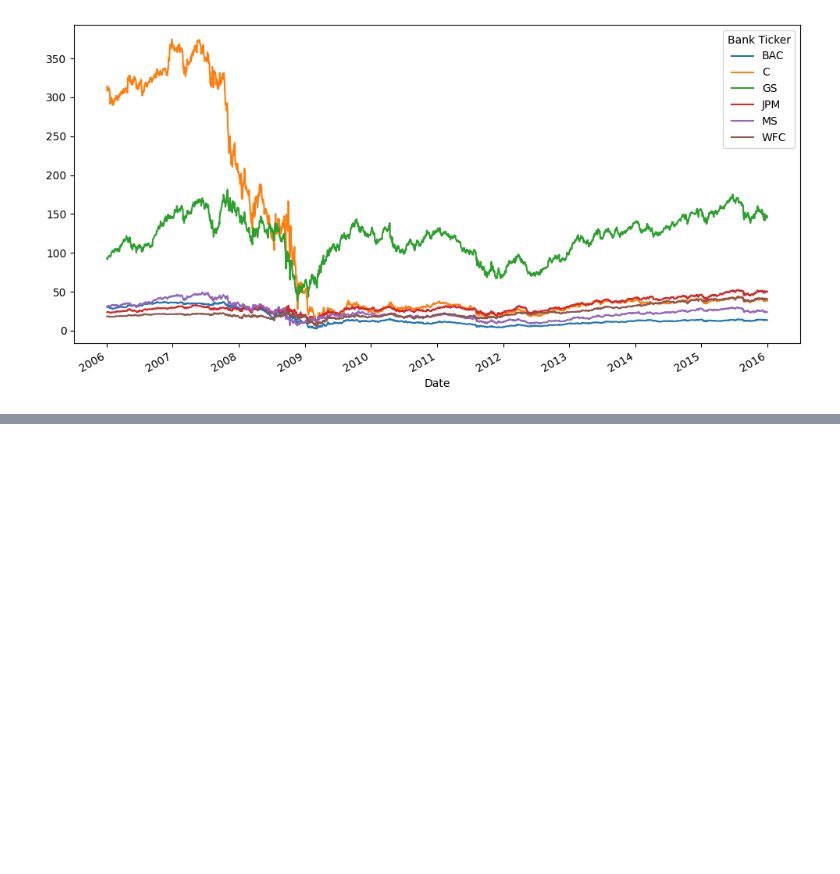
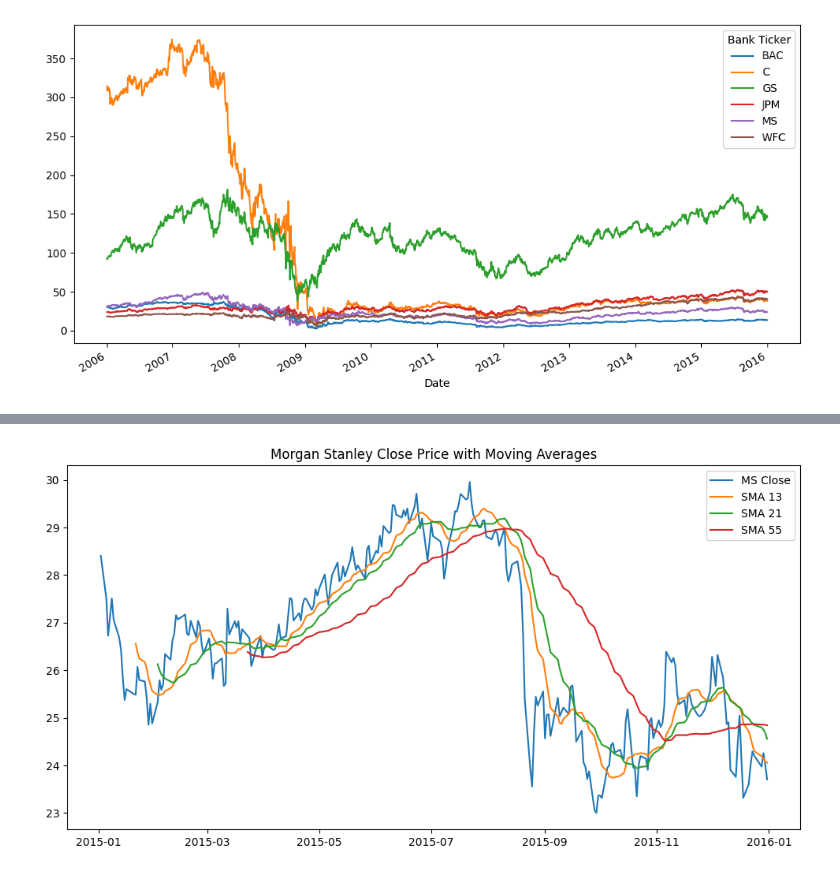
Before and after one commit to adityasujithk-creator/PRODS, a Jupyter notebook: Finance_Project_Data_Analysis_of_Stock_prices.ipynb, the cells around one changed output, grey strips where cells are left out. Cells and saved outputs as stored; diff of their text form; code cells hidden in the pictures; blank space fills up the shorter version.

```diff
--- a/Finance_Project_Data_Analysis_of_Stock_prices.ipynb
+++ b/Finance_Project_Data_Analysis_of_Stock_prices.ipynb
@@ -306,0 +336,17 @@ fig.show()
+# %%
+ms15 = MS['Close'].loc['2015-01-01':'2016-01-01']
+
+plt.figure(figsize=(12,6))
+plt.plot(ms15.index, ms15, label='MS Close')
+
+plt.plot(ms15.rolling(window=13).mean(),label='SMA 13')
+
+plt.plot(ms15.rolling(window=21).mean(),label='SMA 21')
+
+plt.plot(ms15.rolling(window=55).mean(),label='SMA 55')
+
+plt.title('Morgan Stanley Close Price with Moving Averages')
+plt.legend()
+plt.show()
+# %% [output]
+[figure, added]
```
Also changed, not shown: parts of 17 cells of this notebook.
